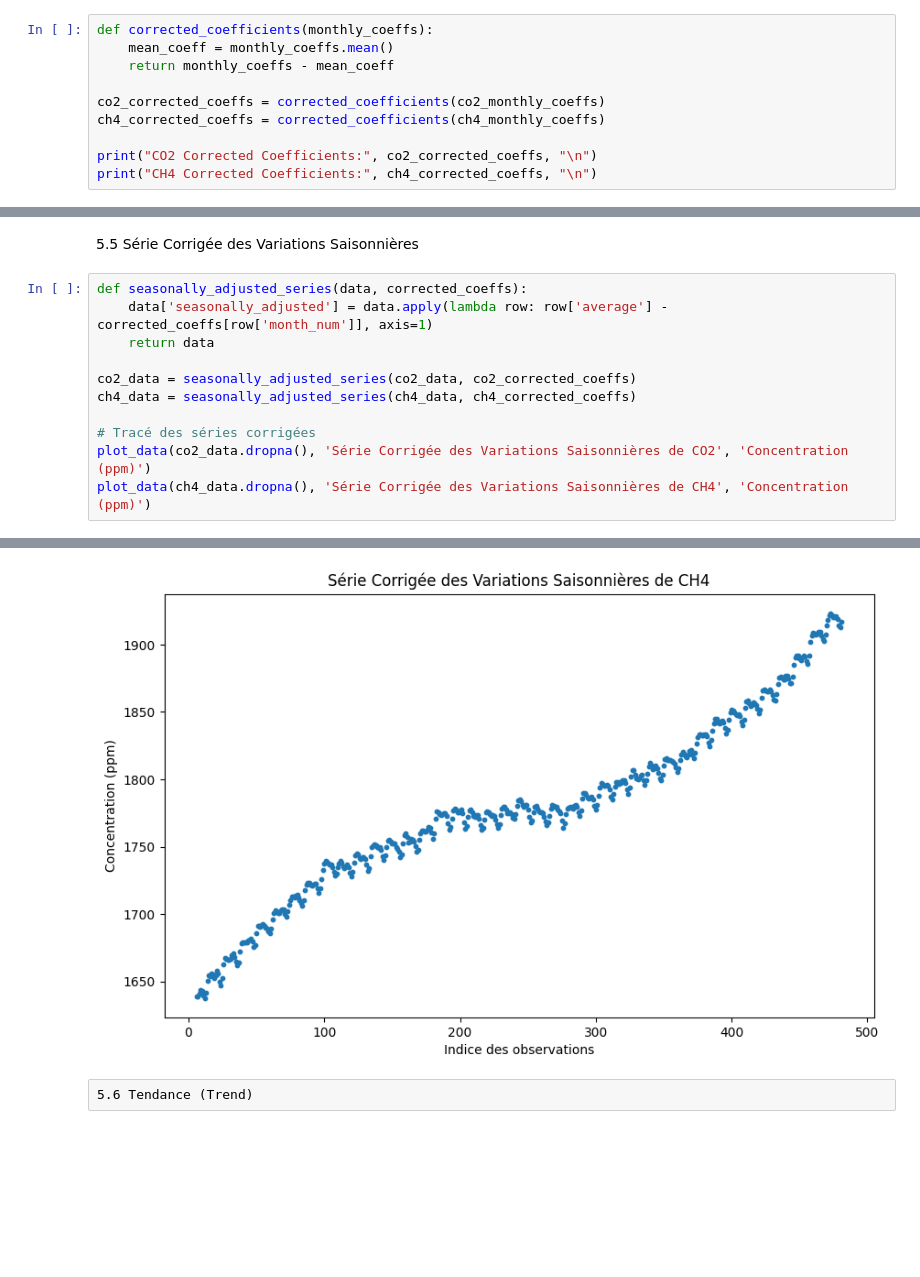
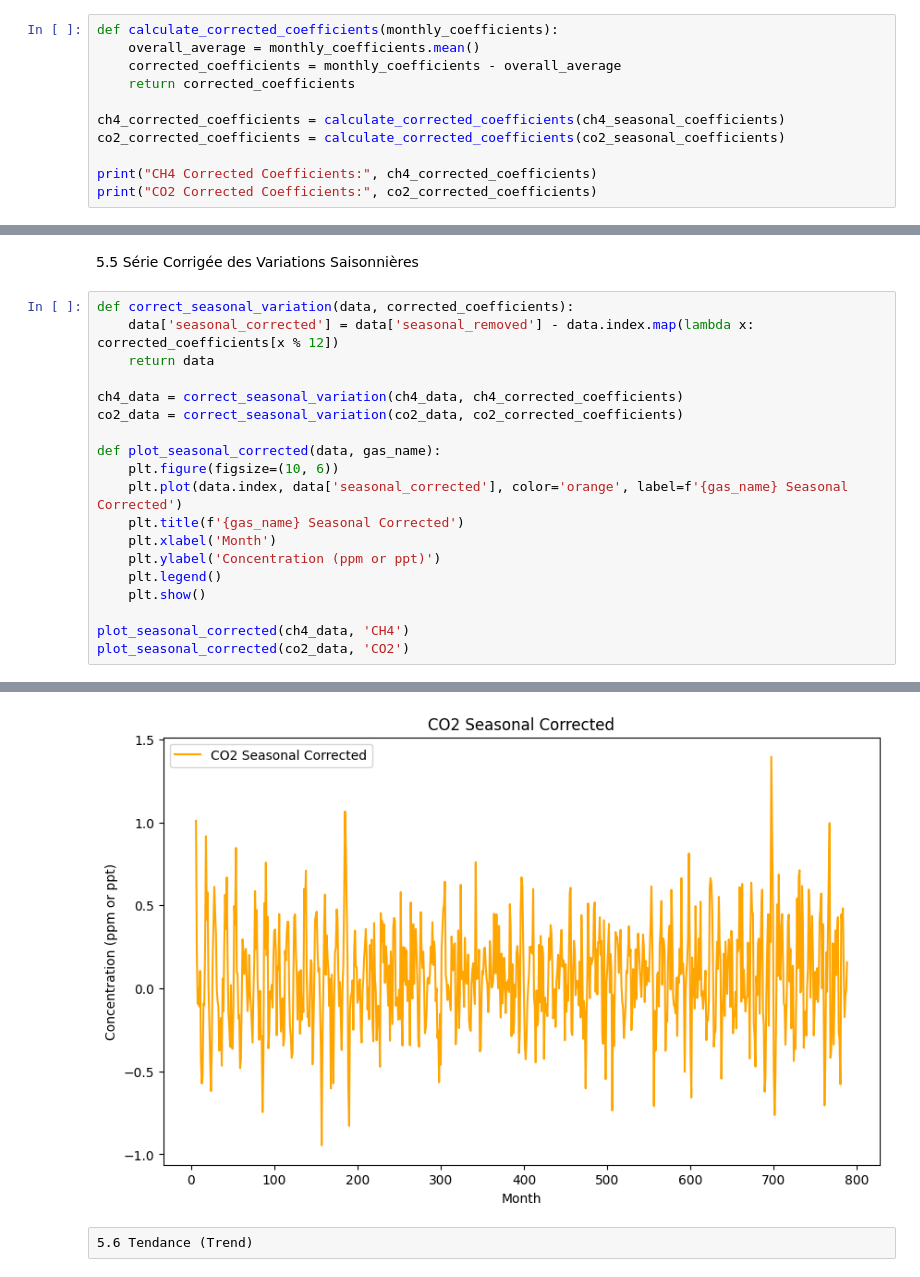
Before and after one commit to yorel-D/2STAT, a Jupyter notebook: 2STAT.ipynb, the cells around one changed output, grey strips where cells are left out. Saved outputs shown, nothing was run; the diff lists cells and outputs as text; blank space fills up the shorter version.

```diff
--- a/2STAT.ipynb
+++ b/2STAT.ipynb
@@ -183,13 +211,14 @@ Name: seasonal, dtype: float64
 # %% [markdown]
 5.4 Calcul des Coefficients Mensuels Corrigés
 # %%
-def corrected_coefficients(monthly_coeffs):
-    mean_coeff = monthly_coeffs.mean()
-    return monthly_coeffs - mean_coeff
+def calculate_corrected_coefficients(monthly_coefficients):
+    overall_average = monthly_coefficients.mean()
+    corrected_coefficients = monthly_coefficients - overall_average
+    return corrected_coefficients
 
-co2_corrected_coeffs = corrected_coefficients(co2_monthly_coeffs)
-ch4_corrected_coeffs = corrected_coefficients(ch4_monthly_coeffs)
+ch4_corrected_coefficients = calculate_corrected_coefficients(ch4_seasonal_coefficients)
+co2_corrected_coefficients = calculate_corrected_coefficients(co2_seasonal_coefficients)
 
-print("CO2 Corrected Coefficients:", co2_corrected_coeffs, "\n")
-print("CH4 Corrected Coefficients:", ch4_corrected_coeffs, "\n")
+print("CH4 Corrected Coefficients:", ch4_corrected_coefficients)
+print("CO2 Corrected Coefficients:", co2_corrected_coefficients)
 # %% [output]
@@ -203,14 +242,22 @@ Name: seasonal, dtype: float64
 # %% [markdown]
 5.5 Série Corrigée des Variations Saisonnières
 # %%
-def seasonally_adjusted_series(data, corrected_coeffs):
-    data['seasonally_adjusted'] = data.apply(lambda row: row['average'] - corrected_coeffs[row['month_num']], axis=1)
+def correct_seasonal_variation(data, corrected_coefficients):
+    data['seasonal_corrected'] = data['seasonal_removed'] - data.index.map(lambda x: corrected_coefficients[x % 12])
     return data
 
-co2_data = seasonally_adjusted_series(co2_data, co2_corrected_coeffs)
-ch4_data = seasonally_adjusted_series(ch4_data, ch4_corrected_coeffs)
+ch4_data = correct_seasonal_variation(ch4_data, ch4_corrected_coefficients)
+co2_data = correct_seasonal_variation(co2_data, co2_corrected_coefficients)
 
-# Tracé des séries corrigées
-plot_data(co2_data.dropna(), 'Série Corrigée des Variations Saisonnières de CO2', 'Concentration (ppm)')
-plot_data(ch4_data.dropna(), 'Série Corrigée des Variations Saisonnières de CH4', 'Concentration (ppm)')
+def plot_seasonal_corrected(data, gas_name):
+    plt.figure(figsize=(10, 6))
+    plt.plot(data.index, data['seasonal_corrected'], color='orange', label=f'{gas_name} Seasonal Corrected')
+    plt.title(f'{gas_name} Seasonal Corrected')
+    plt.xlabel('Month')
+    plt.ylabel('Concentration (ppm or ppt)')
+    plt.legend()
+    plt.show()
+
+plot_seasonal_corrected(ch4_data, 'CH4')
+plot_seasonal_corrected(co2_data, 'CO2')
 # %% [output]
@@ -218,4 +265,4 @@ plot_data(ch4_data.dropna(), 'Série Corrigée des Variations Saisonnières de C
-[figure, old version]
+[figure, new version]
 # %% [raw]
 5.6 Tendance (Trend)
 # %%
```
Also changed, not shown: parts of 35 cells of this notebook.
